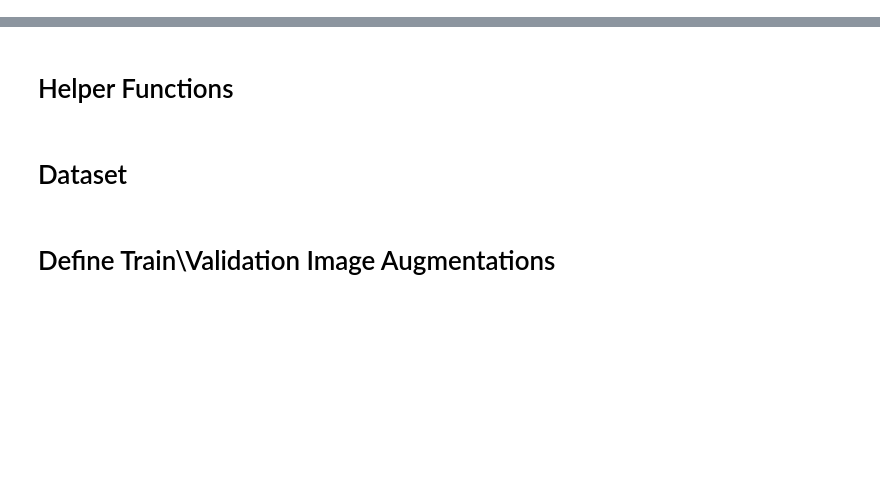
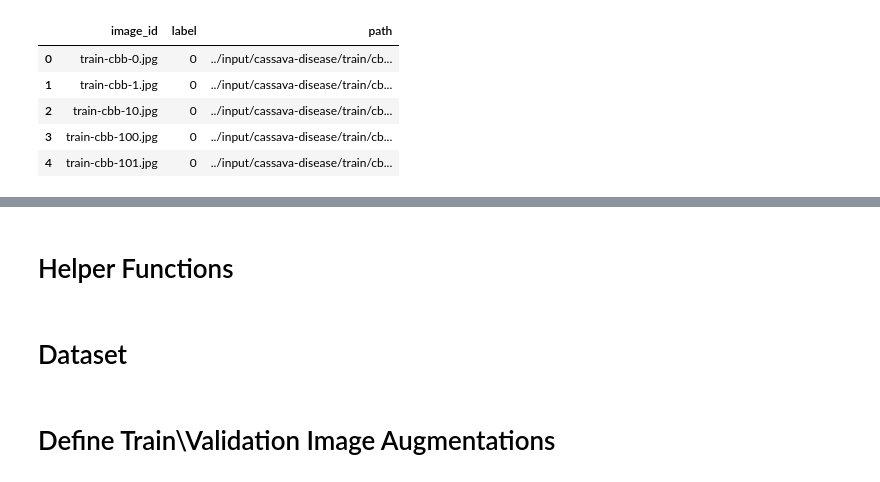
Before and after one commit to arhow/cassava_leaf_disease_classification, a Jupyter notebook: notebook/pytorch-efficientnet-baseline-train-v2.ipynb, the cells around one changed output, grey strips where cells are left out. Cells and saved outputs as stored; diff of their text form; code cells hidden in the pictures; blank space fills up the shorter version.

```diff
--- a/notebook/pytorch-efficientnet-baseline-train-v2.ipynb
+++ b/notebook/pytorch-efficientnet-baseline-train-v2.ipynb
@@ -70,0 +67,17 @@ train = train[~train['image_id'].isin(noisy_images)].reset_index(False)
+# %%
+path_ = '../input/cassava-disease/train'
+data2019 = []
+for label in tqdm(os.listdir(path_)):
+    for file in os.listdir(f'{path_}/{label}'):
+        data2019.append({'image_id':file, 'label':label, 'path':f'{path_}/{label}/{file}'})
+data2019 = pd.DataFrame(data2019)
+data2019['label'] = data2019['label'].replace({'cmd':3, 'cgm':2, 'cbsd':1, 'cbb':0, 'healthy':4})
+# %%
+data2019.head()
+# %% [output]
+|  | image_id | label | path |
+| 0 | train-cbb-0.jpg | 0 | ../input/cassava-disease/train/cb... |
+| 1 | train-cbb-1.jpg | 0 | ../input/cassava-disease/train/cb... |
+| 2 | train-cbb-10.jpg | 0 | ../input/cassava-disease/train/cb... |
+| 3 | train-cbb-100.jpg | 0 | ../input/cassava-disease/train/cb... |
+| 4 | train-cbb-101.jpg | 0 | ../input/cassava-disease/train/cb... |
```
Also changed, not shown: parts of 20 cells of this notebook.
